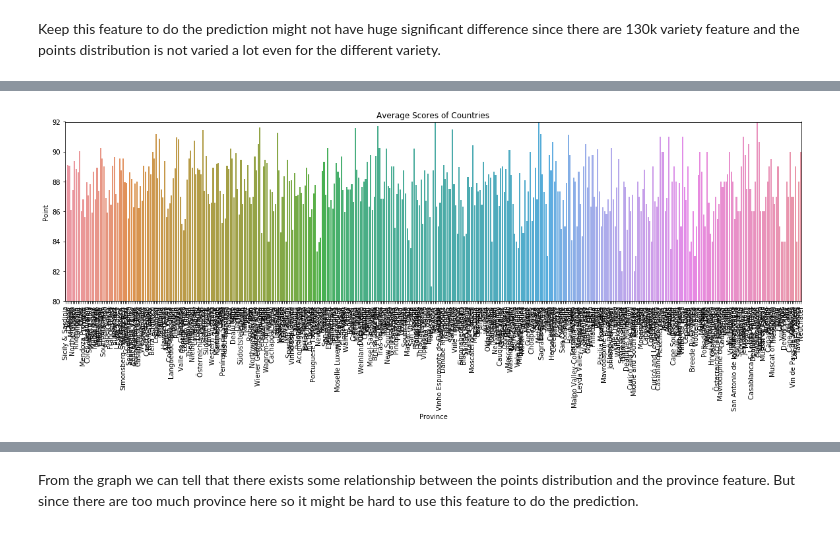
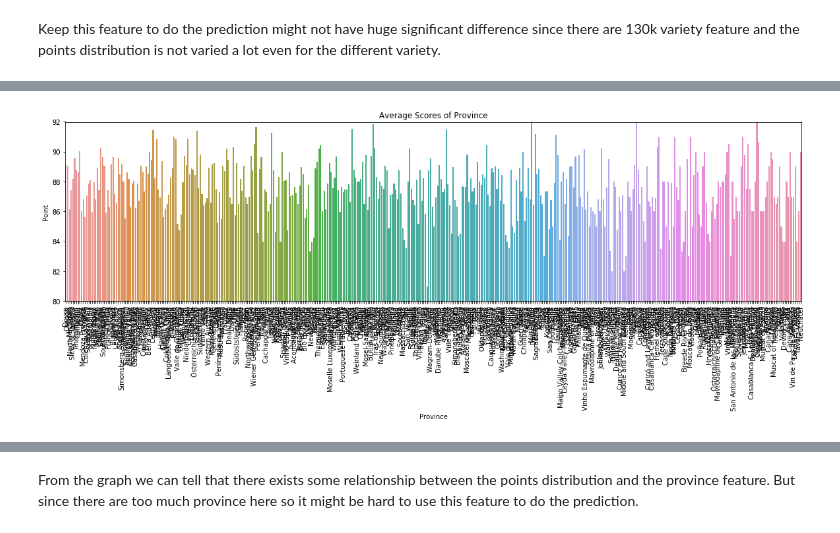
Before and after one commit to xueyuans/Wine-review-Project, a Jupyter notebook: Visualization.ipynb, the cells around one changed output, grey strips where cells are left out. Saved outputs shown, nothing was run; the diff lists cells and outputs as text; code cells hidden in the pictures.

```diff
--- a/Visualization.ipynb
+++ b/Visualization.ipynb
@@ -362,19 +362,19 @@ plt.subplots_adjust(wspace=0.3);
 # %%
 dictionary = {}
 
 for province in init_df.province.unique():
     filt = init_df.province == province
     point = init_df[filt].points.mean()
     dictionary[province]=point
 
 plt.figure(figsize=(20,5))
 
 sns.barplot([k for k,v in dictionary.items()],[v for k,v in dictionary.items()])
-plt.title("Average Scores of Countries")
+plt.title("Average Scores of Province")
 plt.xticks(rotation=90)
 plt.ylim(80,92)
 plt.xlabel("Province")
 plt.ylabel("Point")
 plt.show()
 # %% [output]
-[figure, old version]
+[figure, new version]
```
Also changed, not shown: parts of 12 cells of this notebook, 2 other files.
